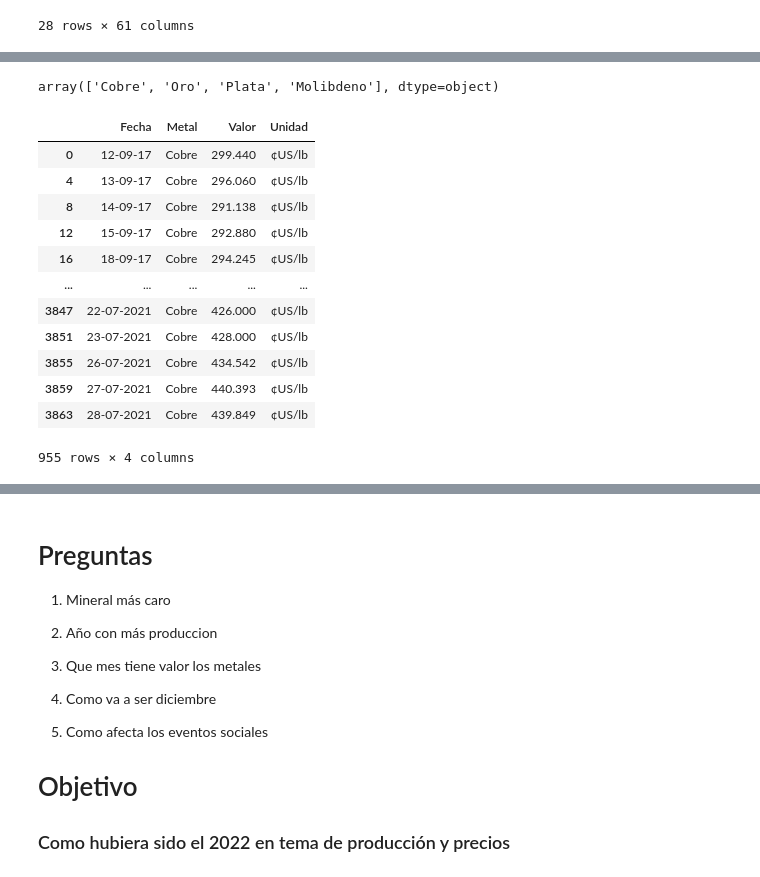
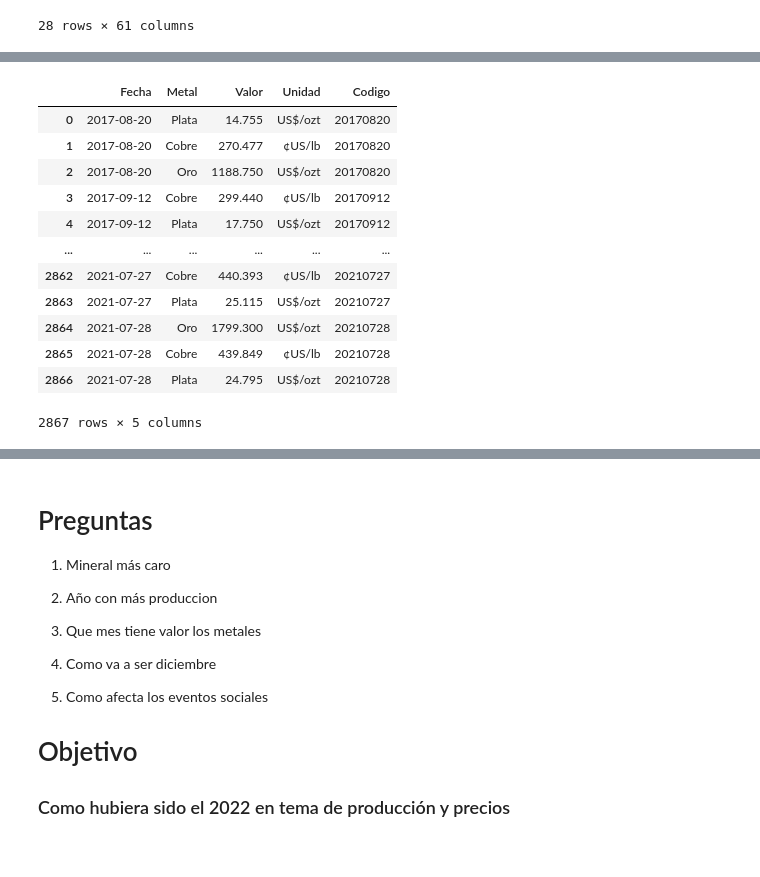
Before and after one commit to ThareauB/Proyecto-libertadores, a Jupyter notebook: mineria.ipynb, the cells around one changed output, grey strips where cells are left out. Cells and saved outputs as stored; diff of their text form; code cells hidden in the pictures.

```diff
--- a/mineria.ipynb
+++ b/mineria.ipynb
@@ -68,4 +84,16 @@ df_produccion
 # %%
-df_precios['Metal'].unique()
+df_precios
 # %% [output]
+|  | Fecha | Metal | Valor | Unidad | Codigo |
+| 0 | 2017-08-20 | Plata | 14.755 | US$/ozt | 20170820 |
+| 1 | 2017-08-20 | Cobre | 270.477 | ¢US/lb | 20170820 |
+| 2 | 2017-08-20 | Oro | 1188.750 | US$/ozt | 20170820 |
+| 3 | 2017-09-12 | Cobre | 299.440 | ¢US/lb | 20170912 |
+| 4 | 2017-09-12 | Plata | 17.750 | US$/ozt | 20170912 |
+| ... | ... | ... | ... | ... | ... |
+| 2862 | 2021-07-27 | Cobre | 440.393 | ¢US/lb | 20210727 |
+| 2863 | 2021-07-27 | Plata | 25.115 | US$/ozt | 20210727 |
+| 2864 | 2021-07-28 | Oro | 1799.300 | US$/ozt | 20210728 |
+| 2865 | 2021-07-28 | Cobre | 439.849 | ¢US/lb | 20210728 |
+| 2866 | 2021-07-28 | Plata | 24.795 | US$/ozt | 20210728 |
-array(['Cobre', 'Oro', 'Plata', 'Molibdeno'], dtype=object)
+2867 rows × 5 columns
@@ -76,19 +99,0 @@ df_precios = df_precios[df_precios['Metal'] != 'Molibdeno']
-# %%
-pp2 = df_precios[df_precios['Unidad'] != 'US$/ozt']
-pp2['Valor'] = pp2['Valor'].apply(lambda x: x.replace(',', '') if type(x)==str else x)
-pp2['Valor'] = pp2['Valor'].astype('float')
-pp2
-# %% [output]
-|  | Fecha | Metal | Valor | Unidad |
-| 0 | 12-09-17 | Cobre | 299.440 | ¢US/lb |
-| 4 | 13-09-17 | Cobre | 296.060 | ¢US/lb |
-| 8 | 14-09-17 | Cobre | 291.138 | ¢US/lb |
-| 12 | 15-09-17 | Cobre | 292.880 | ¢US/lb |
-| 16 | 18-09-17 | Cobre | 294.245 | ¢US/lb |
-| ... | ... | ... | ... | ... |
-| 3847 | 22-07-2021 | Cobre | 426.000 | ¢US/lb |
-| 3851 | 23-07-2021 | Cobre | 428.000 | ¢US/lb |
-| 3855 | 26-07-2021 | Cobre | 434.542 | ¢US/lb |
-| 3859 | 27-07-2021 | Cobre | 440.393 | ¢US/lb |
-| 3863 | 28-07-2021 | Cobre | 439.849 | ¢US/lb |
-955 rows × 4 columns
```
Also changed, not shown: parts of 29 cells of this notebook.
